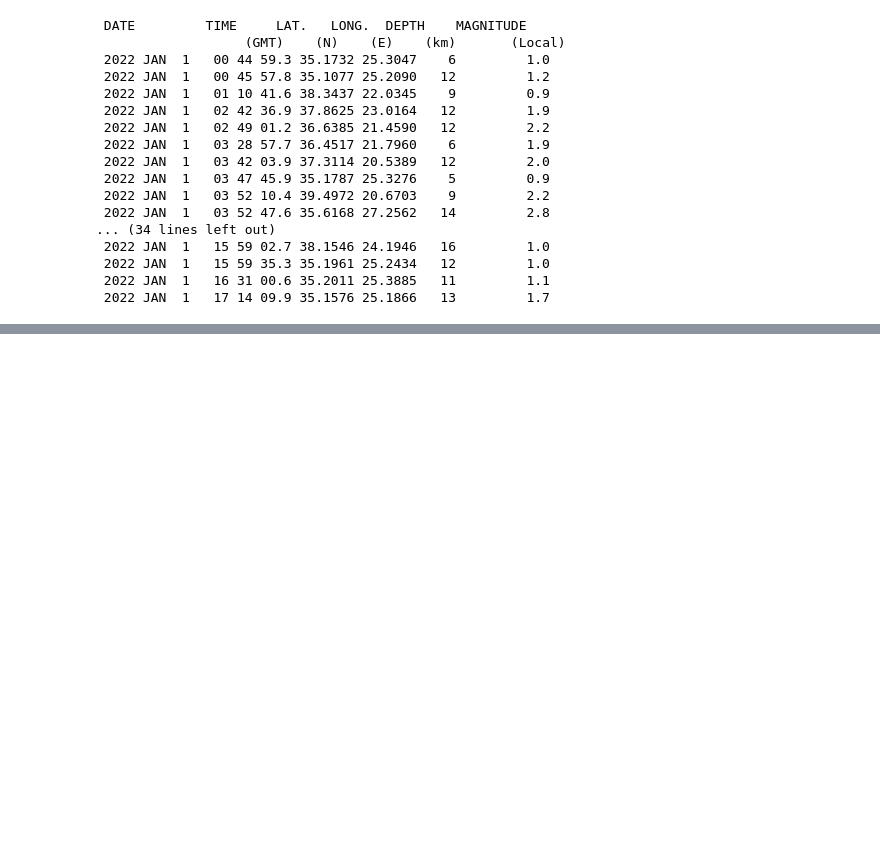
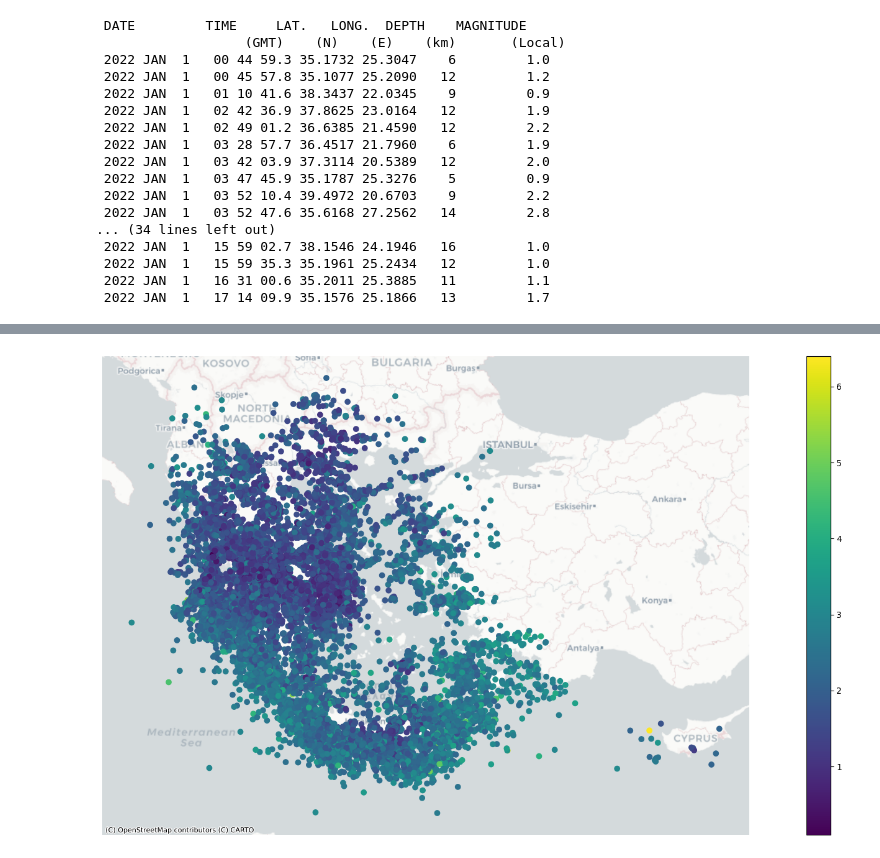
Before and after one commit to MarKo-ctrl/QuakeMapper, a Jupyter notebook: QuakeMapping.ipynb, the cells around one changed output, grey strips where cells are left out. Cells and saved outputs as stored; diff of their text form; code cells hidden in the pictures; blank space fills up the shorter version.

Commit message:
Revised geodataframe creation and simple plot

```diff
--- a/QuakeMapping.ipynb
+++ b/QuakeMapping.ipynb
@@ -152,0 +165,10 @@ eques_df.shape
+# %%
+eques_wm = eques_gdf.to_crs(epsg = 3857)
+# %%
+# set the date as the dataframe index
+eques_wm['Date'] = pd.to_datetime(eques_wm['Date'], dayfirst=True)
+eques_wm = eques_wm.set_index('Date')
+
+# separate column for month
+eques_wm['Month'] = eques_wm.index.month_name()
+eques_wm.head()
@@ -152,0 +183,8 @@ eques_df.shape
+# %%
+## plot the earthquakes and basemap
+
+ax = eques_wm.plot(figsize=(24,10), column='Magnitude(Local)', legend=True)
+cx.add_basemap(ax, source=cx.providers.CartoDB.Positron)
+ax.set_axis_off();
+# %% [output]
+[figure, added]
```
Also changed, not shown: parts of 21 cells of this notebook, 2 other files.
